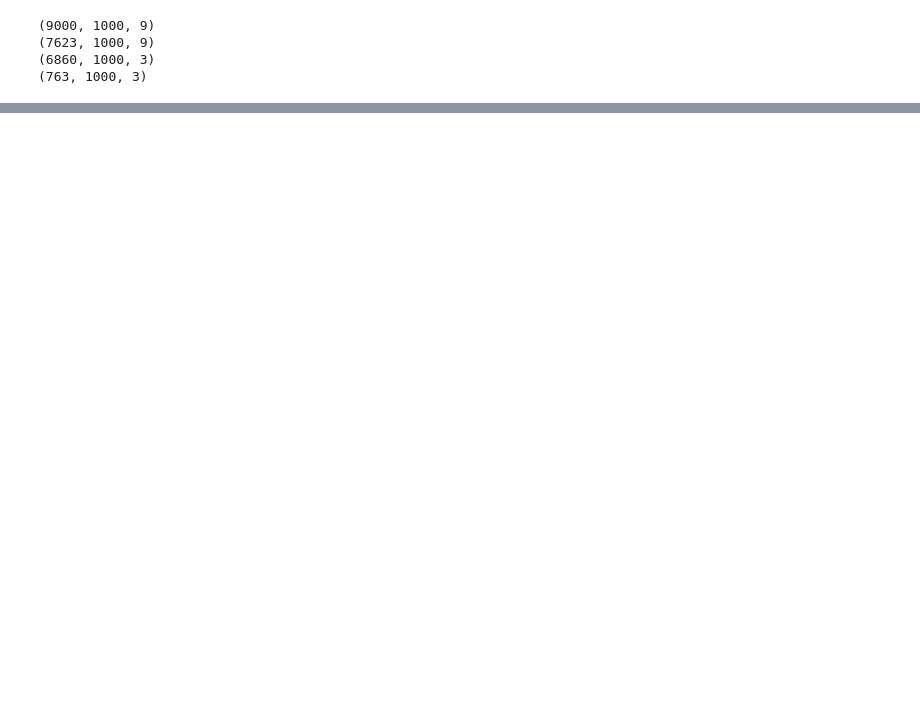
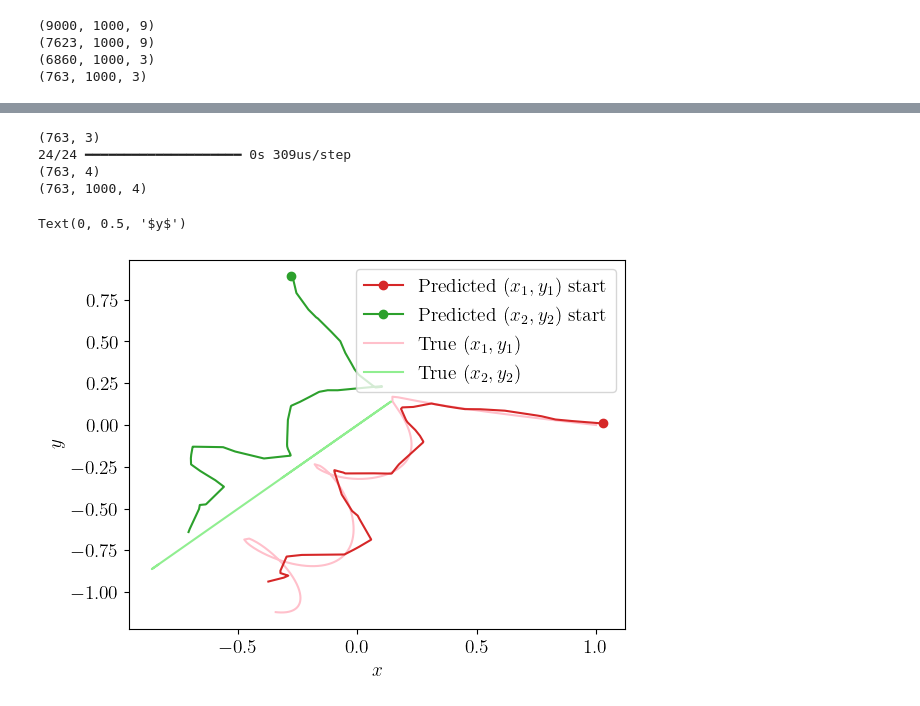
Before and after one commit to stommen/tif285-projects, a Jupyter notebook: project_2/project2_JHOS.ipynb, the cells around one changed output, grey strips where cells are left out. Drawn from its saved outputs; the diff is of its cells as text; code cells hidden in the pictures; blank space fills up the shorter version.

```diff
--- a/project_2/project2_JHOS.ipynb
+++ b/project_2/project2_JHOS.ipynb
@@ -221,0 +247,32 @@ plt.show()
+# %%
+print(val_data[:,0,:].shape)
+pred = model.predict(val_data[:,0,:])
+print(pred.shape)
+
+trad = np.zeros((val_data.shape[0],val_data.shape[1],4))
+for time in range(val_data.shape[1]):
+    trad[:,time,:] = model.predict(val_data[:,time,:],verbose=0)
+
+print(trad.shape)
+# %% [output]
+(763, 3)
+24/24 ━━━━━━━━━━━━━━━━━━━━ 0s 309us/step
+(763, 4)
+(763, 1000, 4)
+# %%
+rand_n = rng.integers(0,val_data.shape[0])
+
+plt.plot(trad[rand_n,0,0],trad[rand_n,0,1], color='tab:red',marker='o',label='Predicted $(x_1,y_1)$ start')
+plt.plot(trad[rand_n,0,2],trad[rand_n,0,3], color='tab:green',marker='o',label='Predicted $(x_2,y_2)$ start')
+plt.plot(val_targets[rand_n,:,0],val_targets[rand_n,:,1],label='True $(x_1,y_1)$',color = 'pink')
+plt.plot(val_targets[rand_n,:,2],val_targets[rand_n,:,2],label='True $(x_2,y_2)$',color = 'lightgreen')
+plt.legend()
+plt.plot(trad[rand_n,:,0],trad[rand_n,:,1],label='Predicted $(x_1,y_1)$', color='tab:red')
+plt.plot(trad[rand_n,:,2],trad[rand_n,:,3],label='Predicted $(x_2,y_2)$',color = 'tab:green')
+
+
+plt.xlabel('$x$')
+plt.ylabel('$y$')
+# %% [output]
+Text(0, 0.5, '$y$')
+[figure, added]
```
Also changed, not shown: parts of 8 cells of this notebook.
